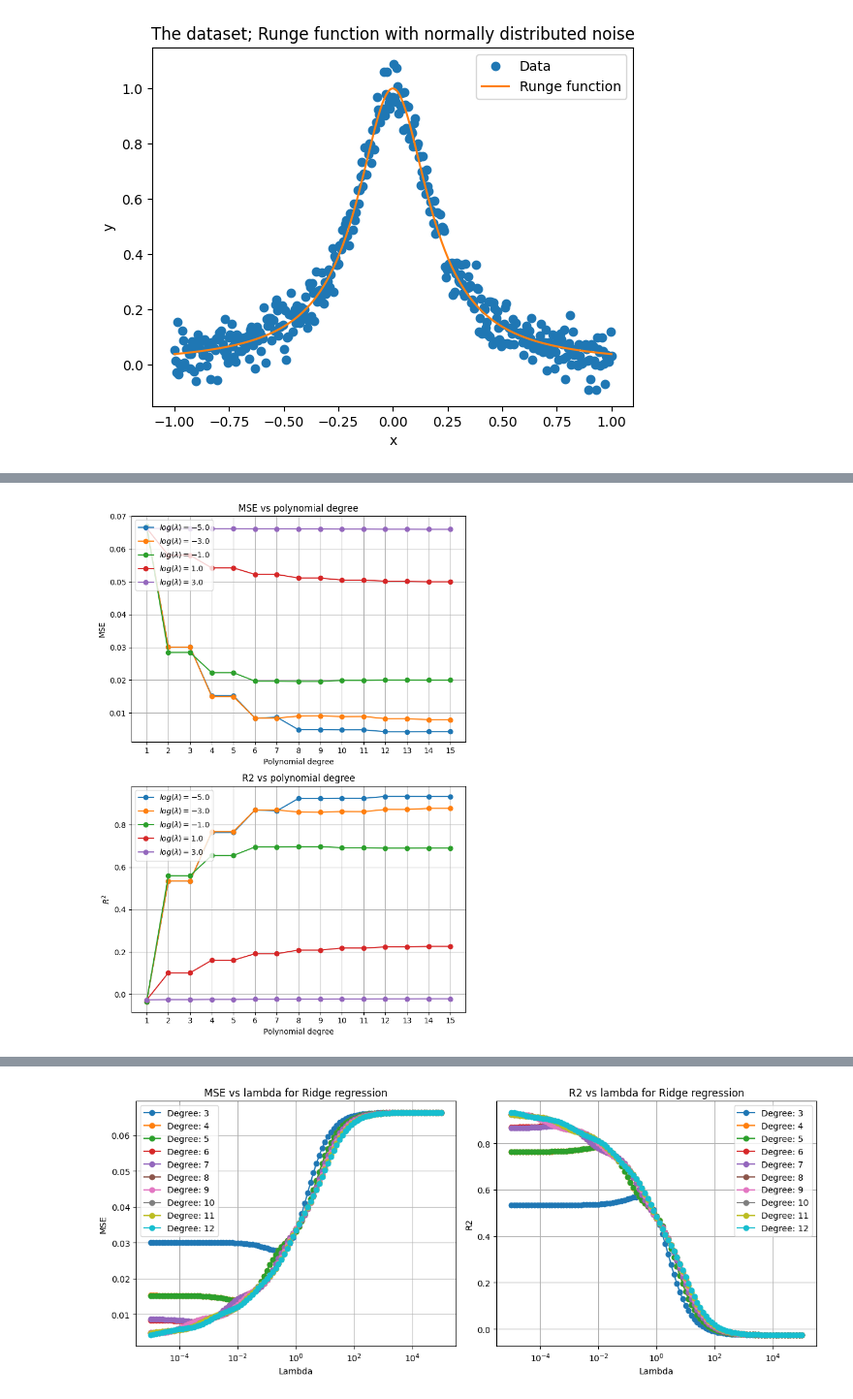
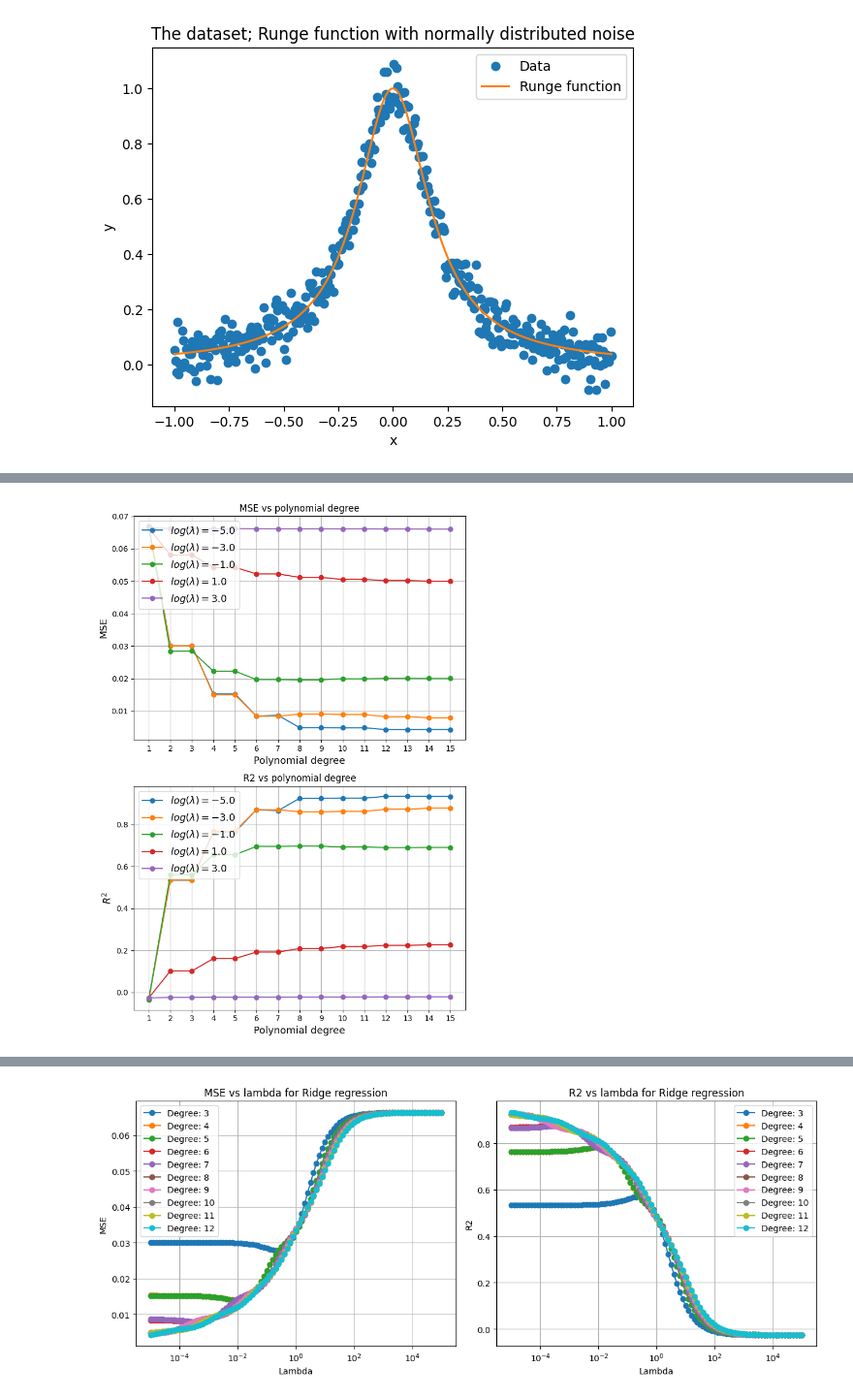
Before and after one commit to HeineEH/FYS-STK3155-4155_Project1, a Jupyter notebook: code/project_1ab.ipynb, the cells around one changed output, grey strips where cells are left out. Shown: that part at 97% size. Cells and saved outputs as stored; diff of their text form; code cells hidden in the pictures.

```diff
--- a/code/project_1ab.ipynb
+++ b/code/project_1ab.ipynb
@@ -83,8 +91,7 @@ plt.show()
 # %%
-# Calculating and plotting mse as a function of the number of datapoints, for different polynomial degrees of polynomial fits.
+# Calculate and plot MSE as a function of the number of datapoints, for different polynomial degrees in OLS regression.
 
-theta_indices = np.array([2,3,4])
-polynomial_degrees = np.array([4,8,12,16])
+polynomial_degrees = np.array([5,10,15,20])
 datapoints = 10**(np.linspace(2,5,101))
 mse_vals = np.zeros((len(datapoints),len(polynomial_degrees)))
 
@@ -112,38 +119,38 @@ We now attempt the Ridge regression model. We use different values of lambda, an
 # %%
-# Plot MSE as a function of polynomial degree, for lambda between 10^(-5) and 10^5
+# Plot MSE as a function of polynomial degree, for lambda between 10^(-5) and 10^3 (Ridge regression)
 
 lamb = 10**(np.linspace(-5,3,5))
 
 polynomial_degrees = np.array(range(1, 16))
 
 plt.figure(figsize=(7,10))
 
 for i in range(len(lamb)):
     mse_values,r2_values = MSE_and_R2(x,y,polynomial_degrees,regression_type="Ridge",lamb = lamb[i])
     plt.subplot(2, 1, 1)
     plt.plot(polynomial_degrees, mse_values, marker='o',label=fr"$log(\lambda) = {np.log10(lamb[i])}$")
 
     plt.subplot(2, 1, 2)
     plt.plot(polynomial_degrees, r2_values, marker='o',label=fr"$log(\lambda) = {np.log10(lamb[i])}$")
 
 
 plt.subplot(2, 1, 1)
 plt.title('MSE vs polynomial degree')
-plt.xlabel('Polynomial degree')
-plt.ylabel('MSE')
-plt.legend(loc = "upper left")
+plt.xlabel('Polynomial degree',fontsize = 13)
+plt.ylabel('MSE',fontsize = 13)
+plt.legend(loc = "upper left",fontsize = 13)
 plt.xticks(polynomial_degrees)
 plt.grid()
 
 plt.subplot(2, 1, 2)
 plt.title('R2 vs polynomial degree')
-plt.xlabel('Polynomial degree')
-plt.ylabel(r'$R^2$')
-plt.legend(loc = "upper left")
+plt.xlabel('Polynomial degree',fontsize = 13)
+plt.ylabel(r'$R^2$',fontsize = 13)
+plt.legend(loc = "upper left",fontsize = 13)
 plt.xticks(polynomial_degrees)
 plt.grid()
 
 plt.tight_layout()
 plt.show()
 # %% [output]
-[figure, old version]
+[figure, new version]
```
Also changed, not shown: parts of 13 cells of this notebook, 9 other files.
